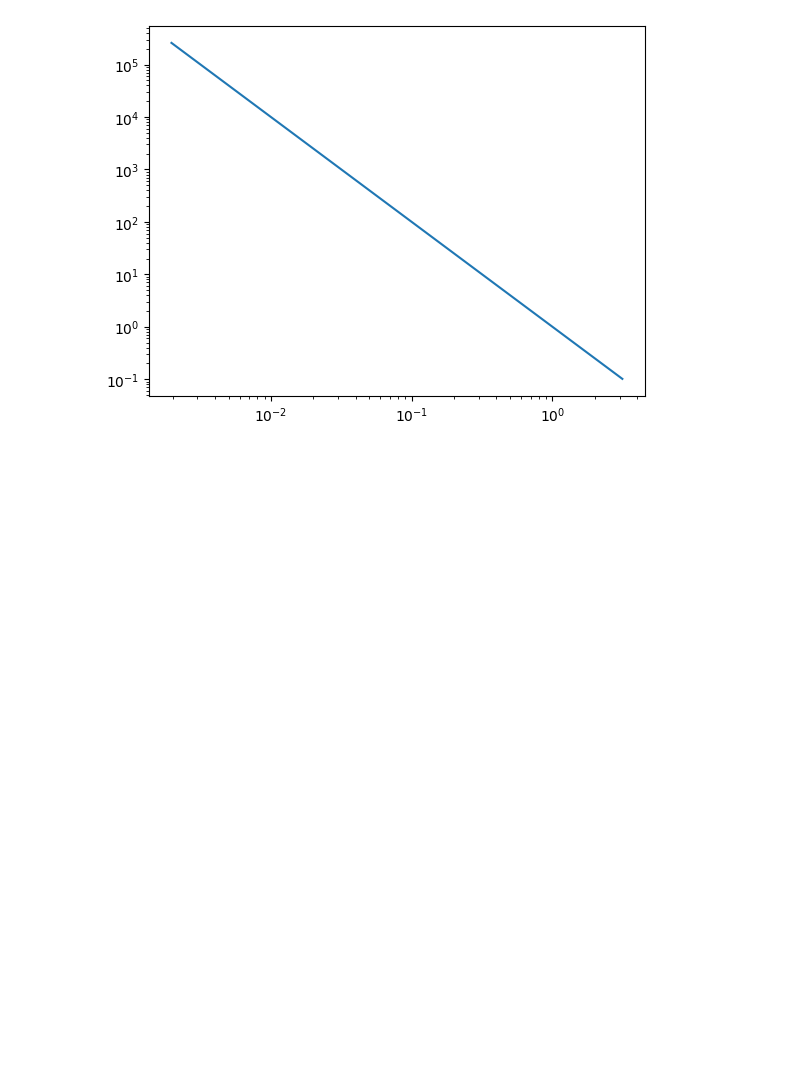
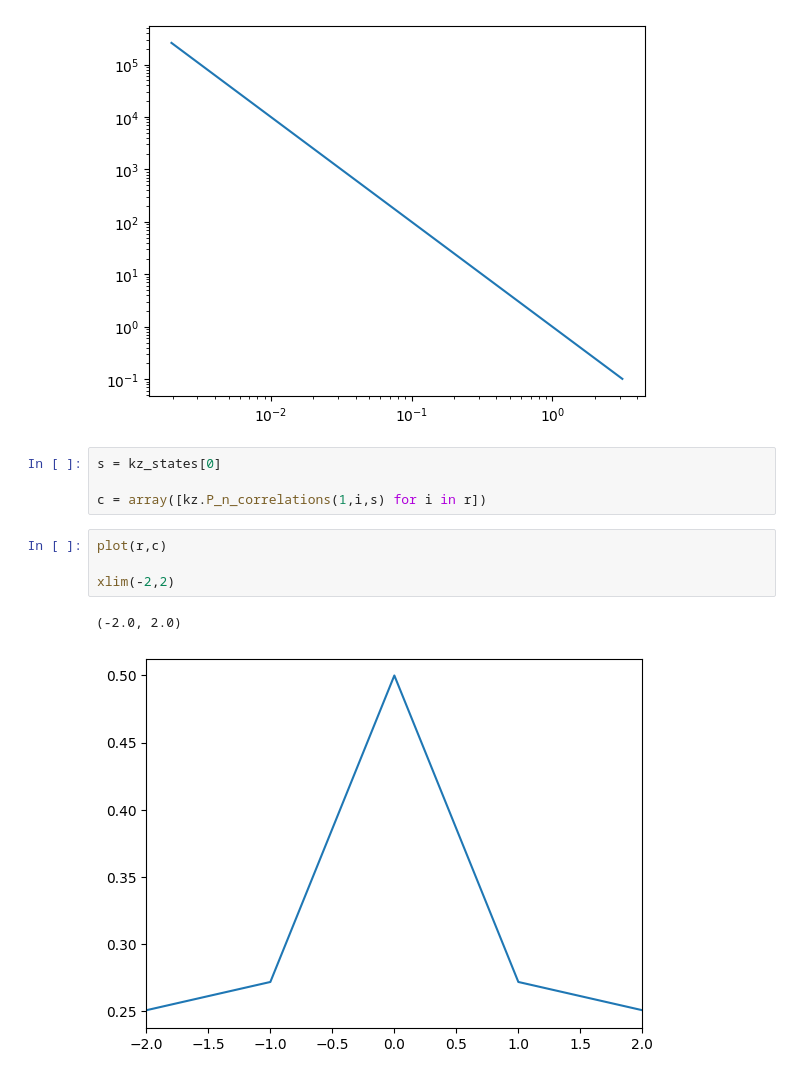
Before and after one commit to KristianMunnikhuis/subsystem_loschmidt_echo, a Jupyter notebook: scripts/October /universal_term_means_defects.ipynb, the cells around one changed output. Drawn from its saved outputs; the diff is of its cells as text; blank space fills up the shorter version.

```diff
--- a/scripts/October /universal_term_means_defects.ipynb
+++ b/scripts/October /universal_term_means_defects.ipynb
@@ -644,3 +644,14 @@ loglog()
 # %% [output]
 []
 [figure]
+# %%
+s = kz_states[0]
+
+c = array([kz.P_n_correlations(1,i,s) for i in r])
+# %%
+plot(r,c)
+
+xlim(-2,2)
+# %% [output]
+(-2.0, 2.0)
+[figure, added]
```
Also changed, not shown: parts of 4 cells of this notebook, 4 other files.
